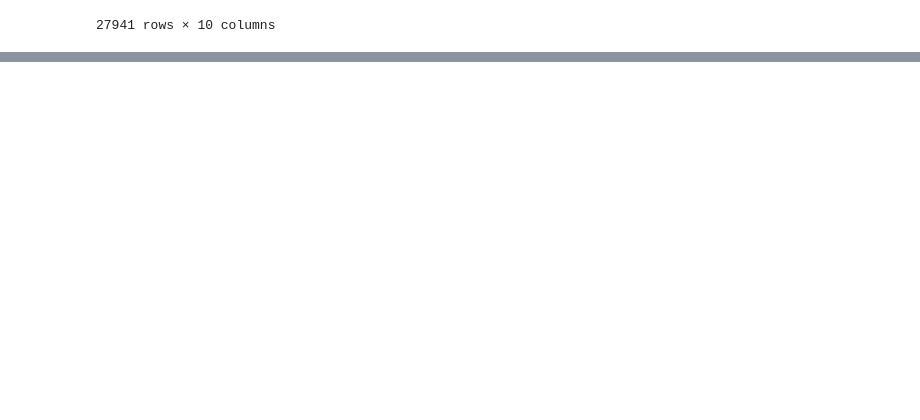
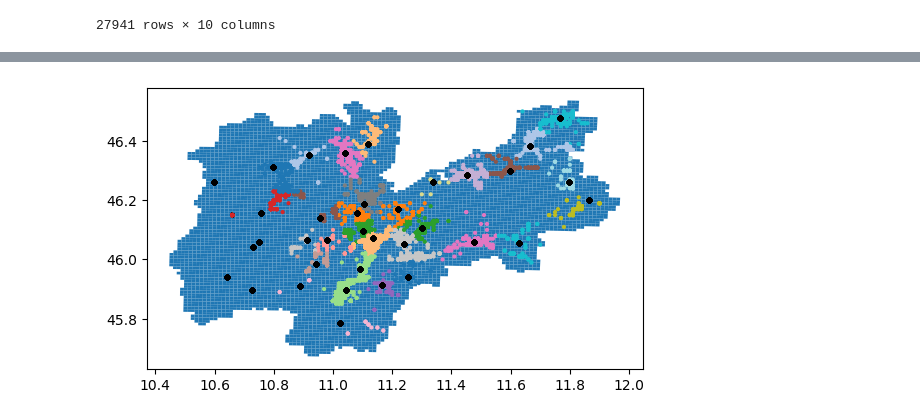
Before and after one commit to giorgiomi/social-pulse-predictor, a Jupyter notebook: notebooks/merge.ipynb, the cells around one changed output, grey strips where cells are left out. Saved outputs shown, nothing was run; the diff lists cells and outputs as text; code cells hidden in the pictures; blank space fills up the shorter version.

```diff
--- a/notebooks/merge.ipynb
+++ b/notebooks/merge.ipynb
@@ -201,0 +215,6 @@ twitter_features
+# %%
+# Find the index of the nearest station for each Twitter point
+nearest_station_index = np.argmin(distances, axis=1)
+
+# Assign the nearest station index to twitter_features
+twitter_features['nearest_station_index'] = df_stations['station'].iloc[nearest_station_index]
@@ -201,0 +243,3 @@ twitter_features
+# %%
+df_stations = df_stations.drop_duplicates()
+df_stations
@@ -201,0 +280,4 @@ twitter_features
+# %%
+twitter_features = twitter_features.drop('x', axis=1)
+# %%
+twitter_features = twitter_features.drop('y', axis=1)
@@ -201,0 +300,12 @@ twitter_features
+# %%
+ax = df_grid.plot()
+
+twitter_features = gpd.GeoDataFrame(twitter_features)
+twitter_features.plot(column='nearest_station_index', ax=ax, cmap='tab20', markersize=4)
+
+df_stations = gpd.GeoDataFrame(df_stations)
+df_stations.plot(ax=ax, color='black', markersize=8)
+
+plt.savefig('fig.png', dpi=500)
+# %% [output]
+[figure, added]
```
Also changed, not shown: parts of 11 cells of this notebook, 1 other file.
